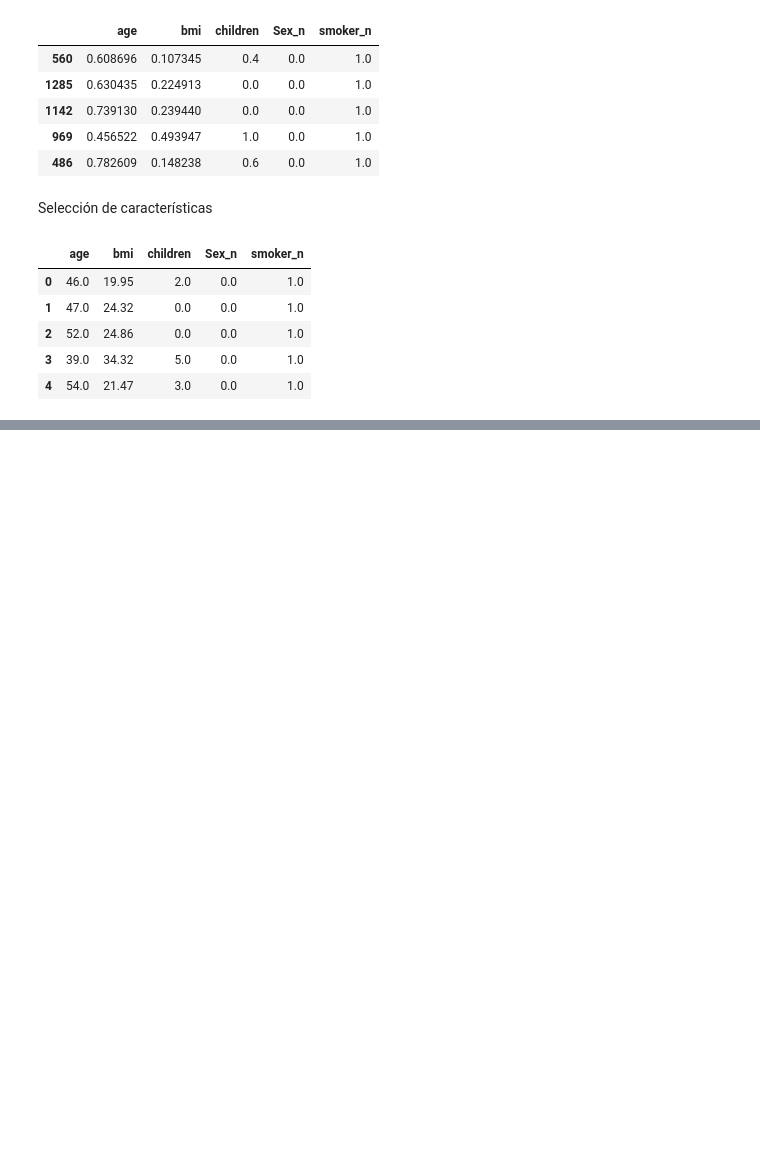
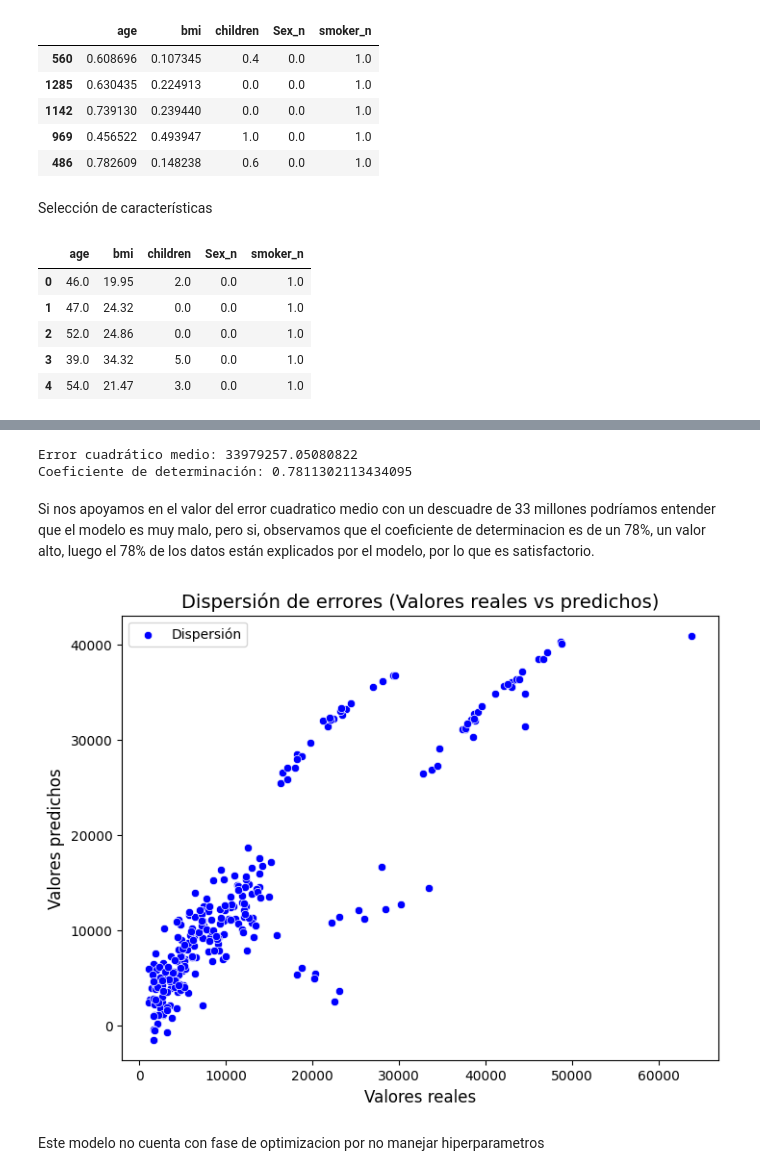
Before and after one commit to emilceinfante/Regresion_Lineal, a Jupyter notebook: explore 2.ipynb, the cells around one changed output, grey strips where cells are left out. Cells and saved outputs as stored; diff of their text form; code cells hidden in the pictures; blank space fills up the shorter version.

```diff
--- a/explore 2.ipynb
+++ b/explore 2.ipynb
@@ -388,0 +479,24 @@ X_test_sel.to_csv("/workspaces/Regresion_Lineal/data/processed/clean_seguro_test
+# %%
+from sklearn.metrics import mean_squared_error, r2_score
+
+print(f"Error cuadrático medio: {mean_squared_error(y_test, y_pred)}")
+print(f"Coeficiente de determinación: {r2_score(y_test, y_pred)}")
+# %% [output]
+Error cuadrático medio: 33979257.05080822
+Coeficiente de determinación: 0.7811302113434095
+# %% [markdown]
+Si nos apoyamos en el valor del error cuadratico medio con un descuadre de 33 millones podríamos entender que el modelo es muy malo, pero si, observamos que el coeficiente de determinacion es de un 78%, un valor alto, luego el 78% de los datos están explicados por el modelo, por lo que es satisfactorio.
+# %%
+## Dispesión de errores
+import matplotlib.pyplot as plt
+import seaborn as sns
+
+plt.figure(figsize=(8, 6))
+sns.scatterplot(x=y_test, y=y_pred, color='blue', label='Dispersión')
+plt.xlabel('Valores reales', fontsize=12)
+plt.ylabel('Valores predichos', fontsize=12)
+plt.title('Dispersión de errores (Valores reales vs predichos)', fontsize=14);
+# %% [output]
+[figure, added]
+# %% [markdown]
+Este modelo no cuenta con fase de optimizacion por no manejar hiperparametros
```
Also changed, not shown: parts of 8 cells of this notebook.
